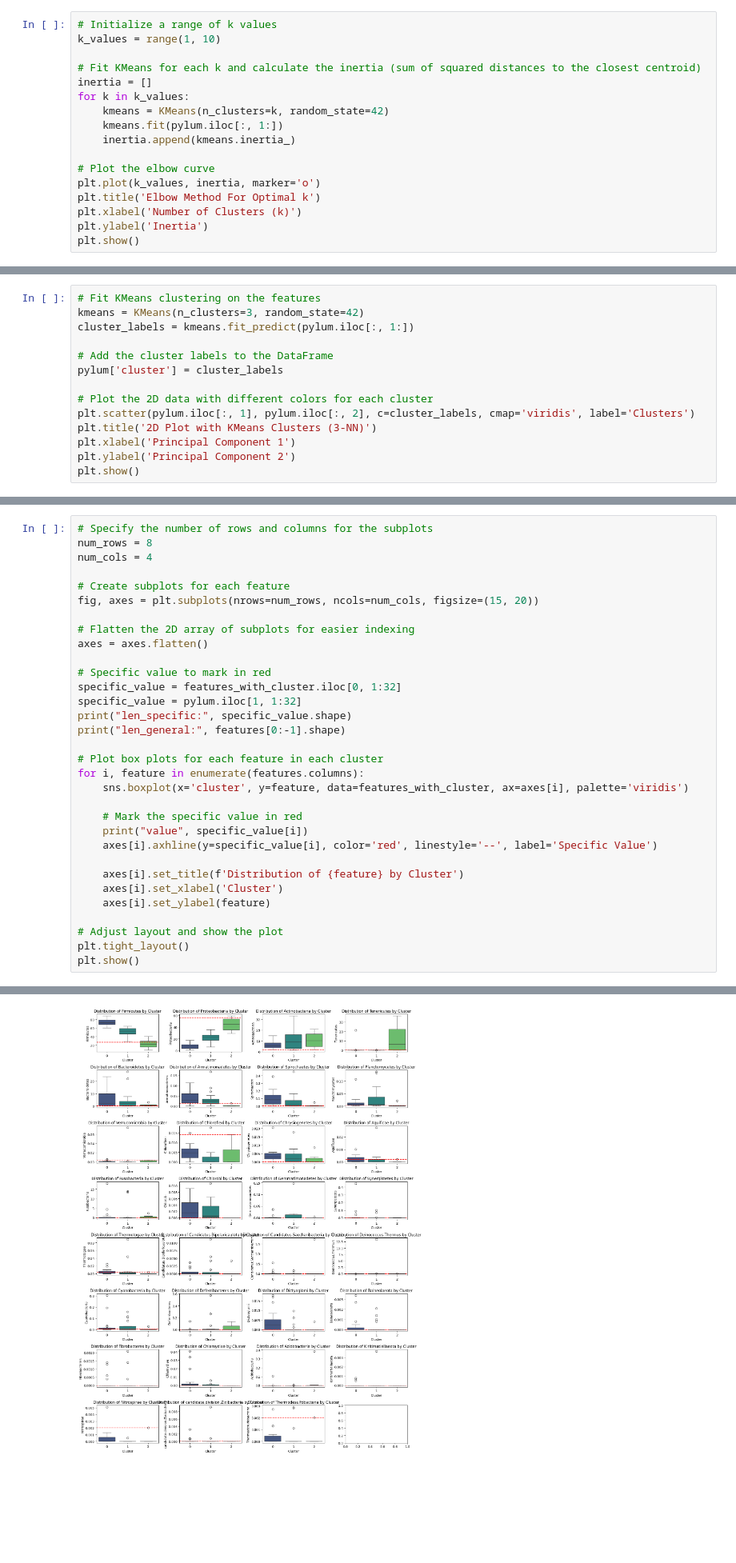
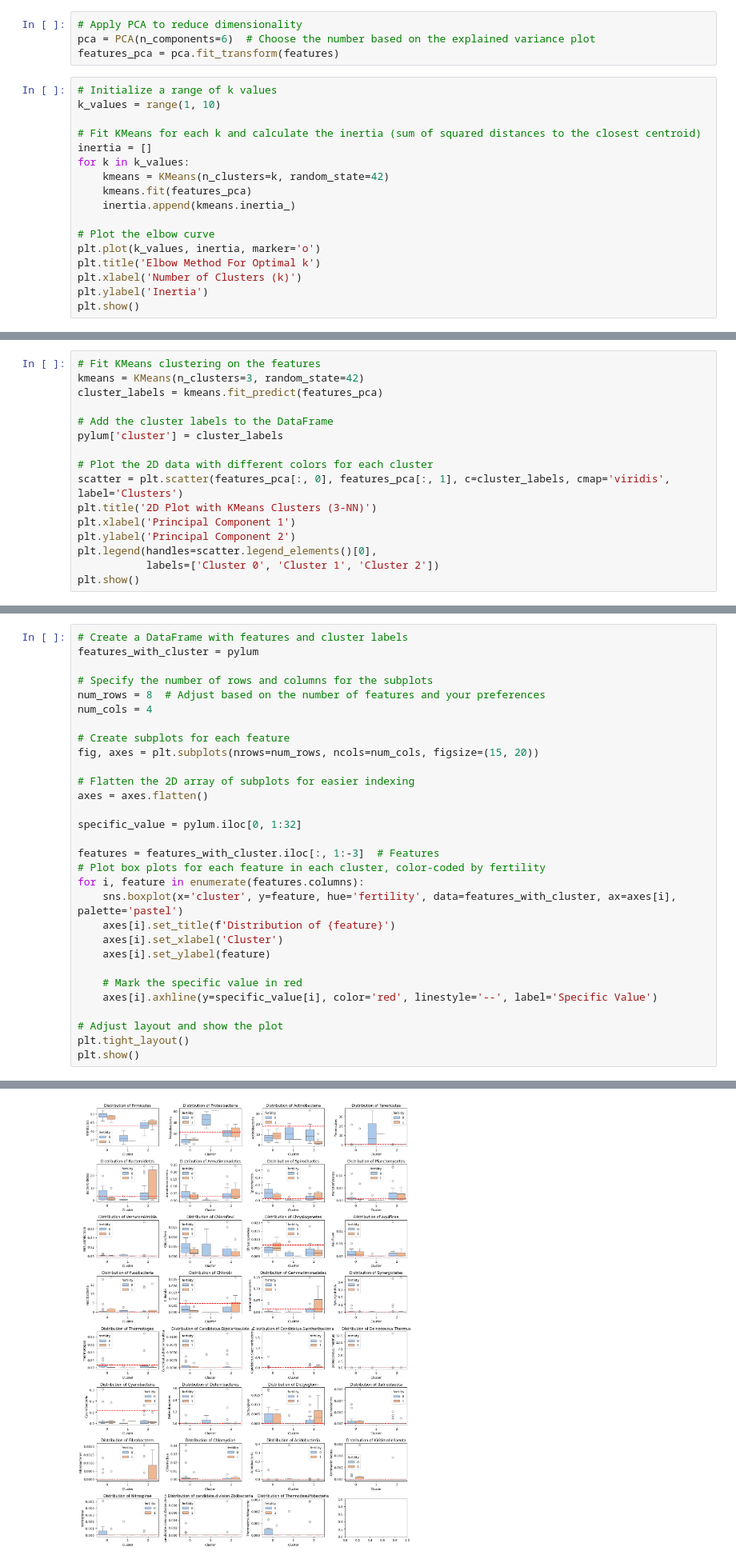
Before and after one commit to alexandraglz/BitsxlaMarato_fertilitat, a Jupyter notebook: analysis/pylum_clusters.ipynb, the cells around one changed output, grey strips where cells are left out. Shown at 80% size. Cells and saved outputs as stored; diff of their text form; blank space fills up the shorter version.

```diff
--- a/analysis/pylum_clusters.ipynb
+++ b/analysis/pylum_clusters.ipynb
@@ -524,3 +551,7 @@ pylum['fertility'] = np.where(pylum['fertility'] == 'CON', 1, 0)
+# %%
+# Apply PCA to reduce dimensionality
+pca = PCA(n_components=6)  # Choose the number based on the explained variance plot
+features_pca = pca.fit_transform(features)
 # %%
 # Initialize a range of k values
 k_values = range(1, 10)
@@ -529,7 +560,7 @@ k_values = range(1, 10)
 inertia = []
 for k in k_values:
     kmeans = KMeans(n_clusters=k, random_state=42)
-    kmeans.fit(pylum.iloc[:, 1:])
+    kmeans.fit(features_pca)
     inertia.append(kmeans.inertia_)
 
 # Plot the elbow curve
@@ -543,15 +574,17 @@ plt.show()
 # %%
 # Fit KMeans clustering on the features
 kmeans = KMeans(n_clusters=3, random_state=42)
-cluster_labels = kmeans.fit_predict(pylum.iloc[:, 1:])
+cluster_labels = kmeans.fit_predict(features_pca)
 
 # Add the cluster labels to the DataFrame
 pylum['cluster'] = cluster_labels
 
 # Plot the 2D data with different colors for each cluster
-plt.scatter(pylum.iloc[:, 1], pylum.iloc[:, 2], c=cluster_labels, cmap='viridis', label='Clusters')
+scatter = plt.scatter(features_pca[:, 0], features_pca[:, 1], c=cluster_labels, cmap='viridis', label='Clusters')
 plt.title('2D Plot with KMeans Clusters (3-NN)')
 plt.xlabel('Principal Component 1')
 plt.ylabel('Principal Component 2')
+plt.legend(handles=scatter.legend_elements()[0],
+           labels=['Cluster 0', 'Cluster 1', 'Cluster 2'])
 plt.show()
 # %% [output]
@@ -713,8 +746,11 @@ plt.show()
 # %% [markdown]
 ### Given a new input, mark why it is classified according to an specific cluster
 # %%
+# Create a DataFrame with features and cluster labels
+features_with_cluster = pylum
+
 # Specify the number of rows and columns for the subplots
-num_rows = 8
+num_rows = 8  # Adjust based on the number of features and your preferences
 num_cols = 4
 
 # Create subplots for each feature
@@ -723,23 +759,18 @@ fig, axes = plt.subplots(nrows=num_rows, ncols=num_cols, figsize=(15, 20))
 # Flatten the 2D array of subplots for easier indexing
 axes = axes.flatten()
 
-# Specific value to mark in red
-specific_value = features_with_cluster.iloc[0, 1:32]
-specific_value = pylum.iloc[1, 1:32]
-print("len_specific:", specific_value.shape)
-print("len_general:", features[0:-1].shape)
+specific_value = pylum.iloc[0, 1:32]
 
-# Plot box plots for each feature in each cluster
+features = features_with_cluster.iloc[:, 1:-3]  # Features
+# Plot box plots for each feature in each cluster, color-coded by fertility
 for i, feature in enumerate(features.columns):
-    sns.boxplot(x='cluster', y=feature, data=features_with_cluster, ax=axes[i], palette='viridis')
+    sns.boxplot(x='cluster', y=feature, hue='fertility', data=features_with_cluster, ax=axes[i], palette='pastel')
+    axes[i].set_title(f'Distribution of {feature}')
+    axes[i].set_xlabel('Cluster')
+    axes[i].set_ylabel(feature)
 
     # Mark the specific value in red
-    print("value", specific_value[i])
     axes[i].axhline(y=specific_value[i], color='red', linestyle='--', label='Specific Value')
-
-    axes[i].set_title(f'Distribution of {feature} by Cluster')
-    axes[i].set_xlabel('Cluster')
-    axes[i].set_ylabel(feature)
 
 # Adjust layout and show the plot
 plt.tight_layout()
@@ -815 +779 @@ Passing `palette` without assigning `hue` is deprecated and will be removed in v
-[figure, old version]
+[figure, new version]
```
Also changed, not shown: parts of 10 cells of this notebook, 2 other files.
